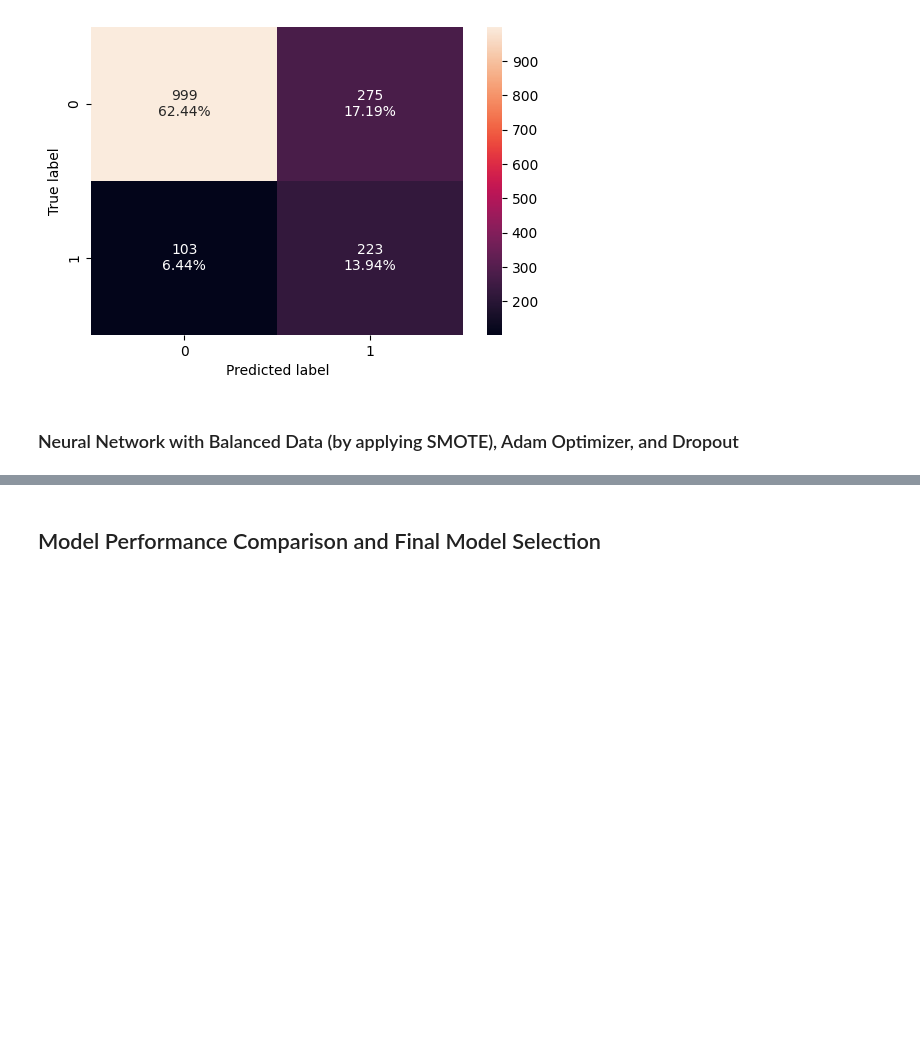
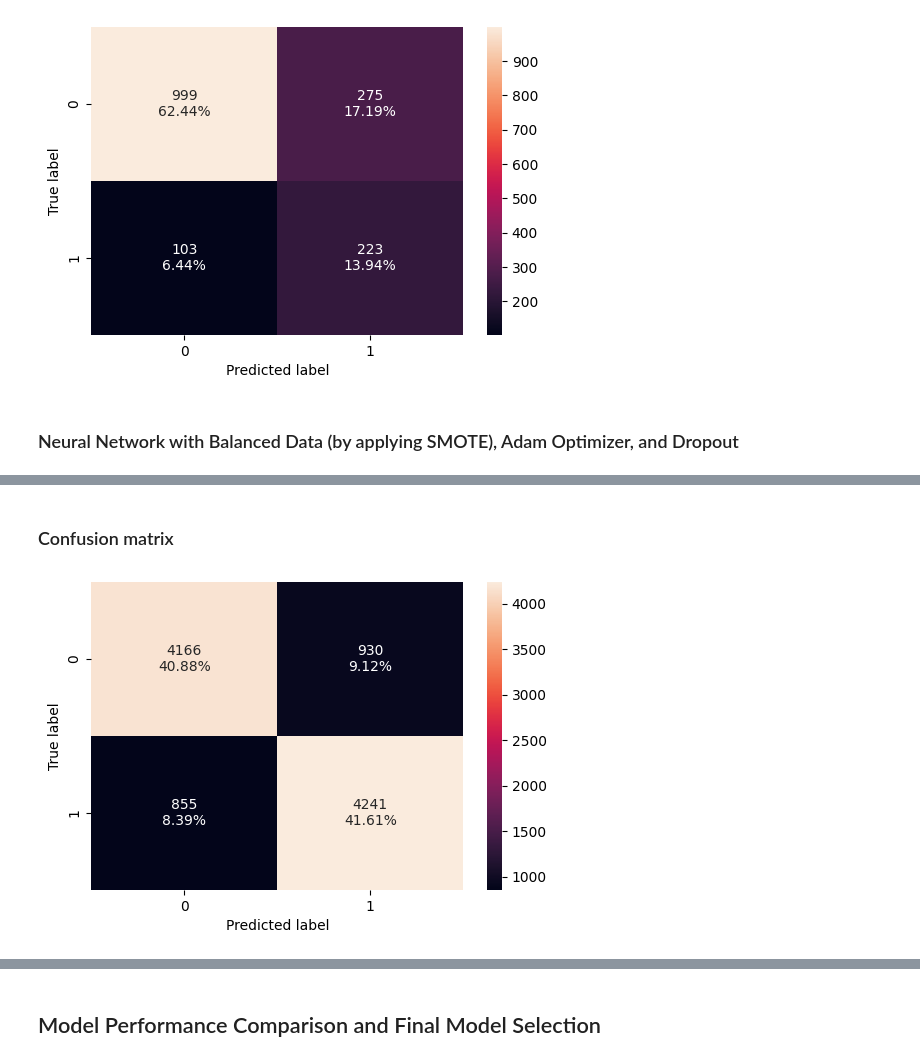
Before and after one commit to aimlalchemists/bank-churn-prediction-neural-network, a Jupyter notebook: bank_churn_prediction_neural_network_model.ipynb, the cells around one changed output, grey strips where cells are left out. Saved outputs shown, nothing was run; the diff lists cells and outputs as text; code cells hidden in the pictures; blank space fills up the shorter version.

```diff
--- a/bank_churn_prediction_neural_network_model.ipynb
+++ b/bank_churn_prediction_neural_network_model.ipynb
@@ -1895,0 +1966,5 @@ NameError: name 'model_5' is not defined
+# %%
+#Predicting the results using 0.5 as the threshold
+y_train_pred = model_5.predict(X_train_smote)
+y_train_pred = (y_train_pred > 0.5)
+y_train_pred
@@ -1895,0 +2027,7 @@ NameError: name 'model_5' is not defined
+# %% [markdown]
+### Confusion matrix
+# %%
+#Calculating the confusion matrix
+make_confusion_matrix(y_train_smote, y_train_pred)
+# %% [output]
+[figure, added]
```
Also changed, not shown: parts of 37 cells of this notebook.
